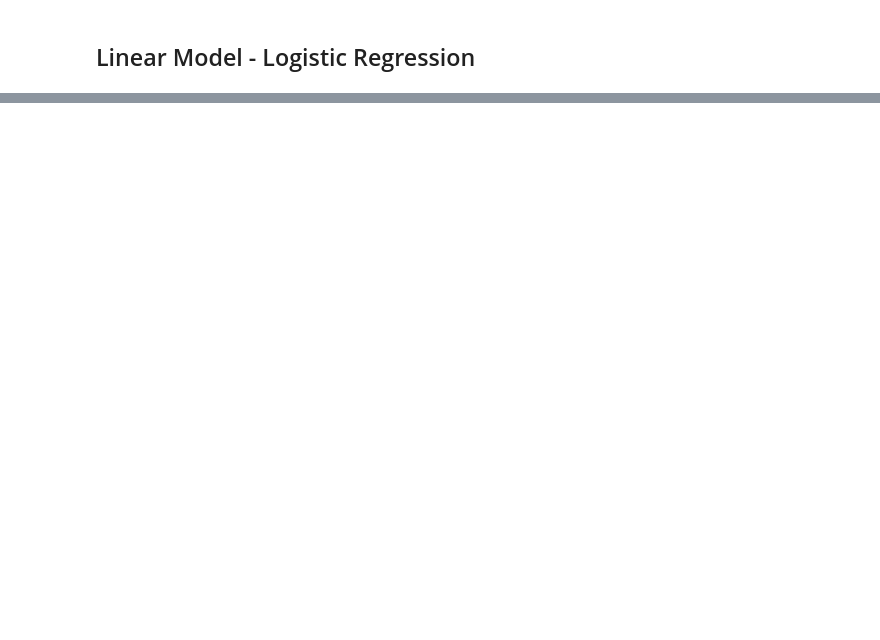
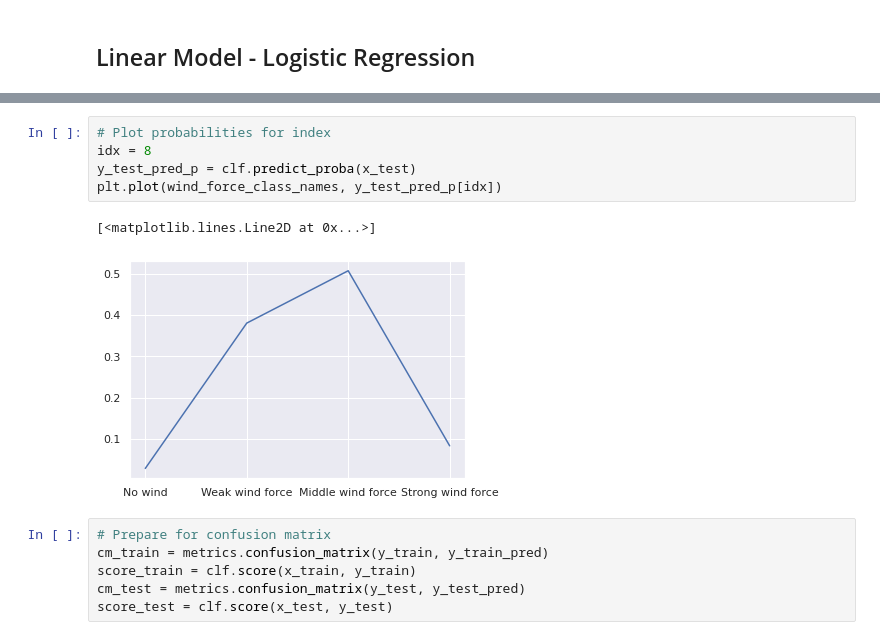
Before and after one commit to jonasbuechi/moentschele_project, a Jupyter notebook: scripts/modeling_Colab.ipynb, the cells around one changed output, grey strips where cells are left out. Cells and saved outputs as stored; diff of their text form; blank space fills up the shorter version.

```diff
--- a/scripts/modeling_Colab.ipynb
+++ b/scripts/modeling_Colab.ipynb
@@ -205,0 +341,14 @@ if c_true == c_pred:
+# %%
+# Plot probabilities for index
+idx = 8
+y_test_pred_p = clf.predict_proba(x_test)
+plt.plot(wind_force_class_names, y_test_pred_p[idx])
+# %% [output]
+[<matplotlib.lines.Line2D at 0x...>]
+[figure, added]
+# %%
+# Prepare for confusion matrix
+cm_train = metrics.confusion_matrix(y_train, y_train_pred)
+score_train = clf.score(x_train, y_train)
+cm_test = metrics.confusion_matrix(y_test, y_test_pred)
+score_test = clf.score(x_test, y_test)
```
Also changed, not shown: parts of 35 cells of this notebook.
